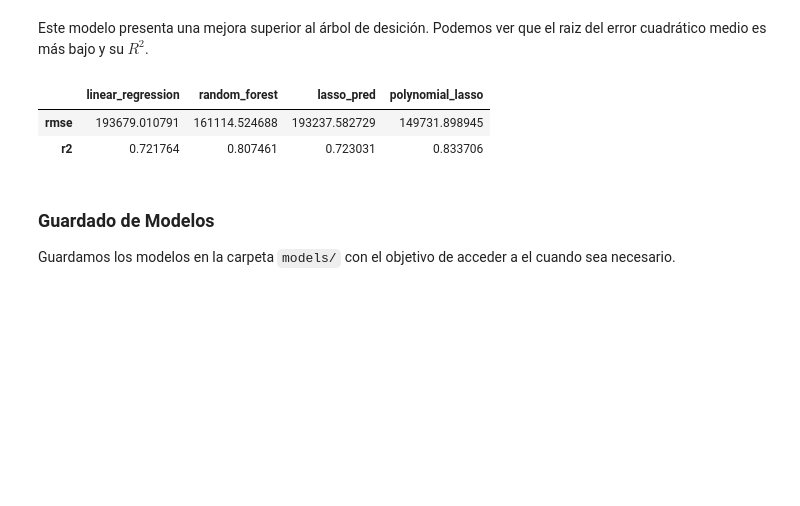
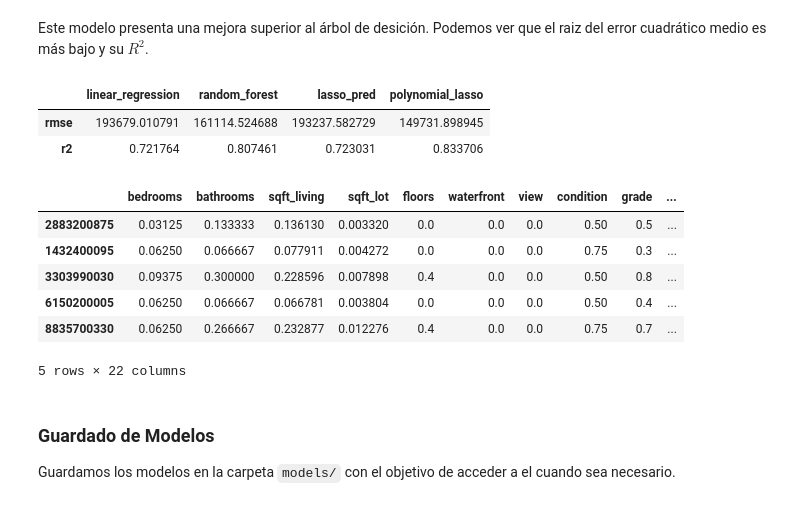
Before and after one commit to Chrissroman/house_price_washington, a Jupyter notebook: analysis/data_analysis.ipynb, the cells around one changed output. Cells and saved outputs as stored; diff of their text form; code cells hidden in the pictures; blank space fills up the shorter version.

```diff
--- a/analysis/data_analysis.ipynb
+++ b/analysis/data_analysis.ipynb
@@ -1148,6 +1143,16 @@ error_models
 |  | linear_regression | random_forest | lasso_pred | polynomial_lasso |
 | rmse | 193679.010791 | 161114.524688 | 193237.582729 | 149731.898945 |
 | r2 | 0.721764 | 0.807461 | 0.723031 | 0.833706 |
+# %%
+df_final.sample(5)
+# %% [output]
+|  | bedrooms | bathrooms | sqft_living | sqft_lot | floors | waterfront | view | condition | grade | ... |
+| 2883200875 | 0.03125 | 0.133333 | 0.136130 | 0.003320 | 0.0 | 0.0 | 0.0 | 0.50 | 0.5 | ... |
+| 1432400095 | 0.06250 | 0.066667 | 0.077911 | 0.004272 | 0.0 | 0.0 | 0.0 | 0.75 | 0.3 | ... |
+| 3303990030 | 0.09375 | 0.300000 | 0.228596 | 0.007898 | 0.4 | 0.0 | 0.0 | 0.50 | 0.8 | ... |
+| 6150200005 | 0.06250 | 0.066667 | 0.066781 | 0.003804 | 0.0 | 0.0 | 0.0 | 0.50 | 0.4 | ... |
+| 8835700330 | 0.06250 | 0.266667 | 0.232877 | 0.012276 | 0.4 | 0.0 | 0.0 | 0.75 | 0.7 | ... |
+5 rows × 22 columns
 # %% [markdown]
 ### Guardado de Modelos
 
```
Also changed, not shown: parts of 5 cells of this notebook.
